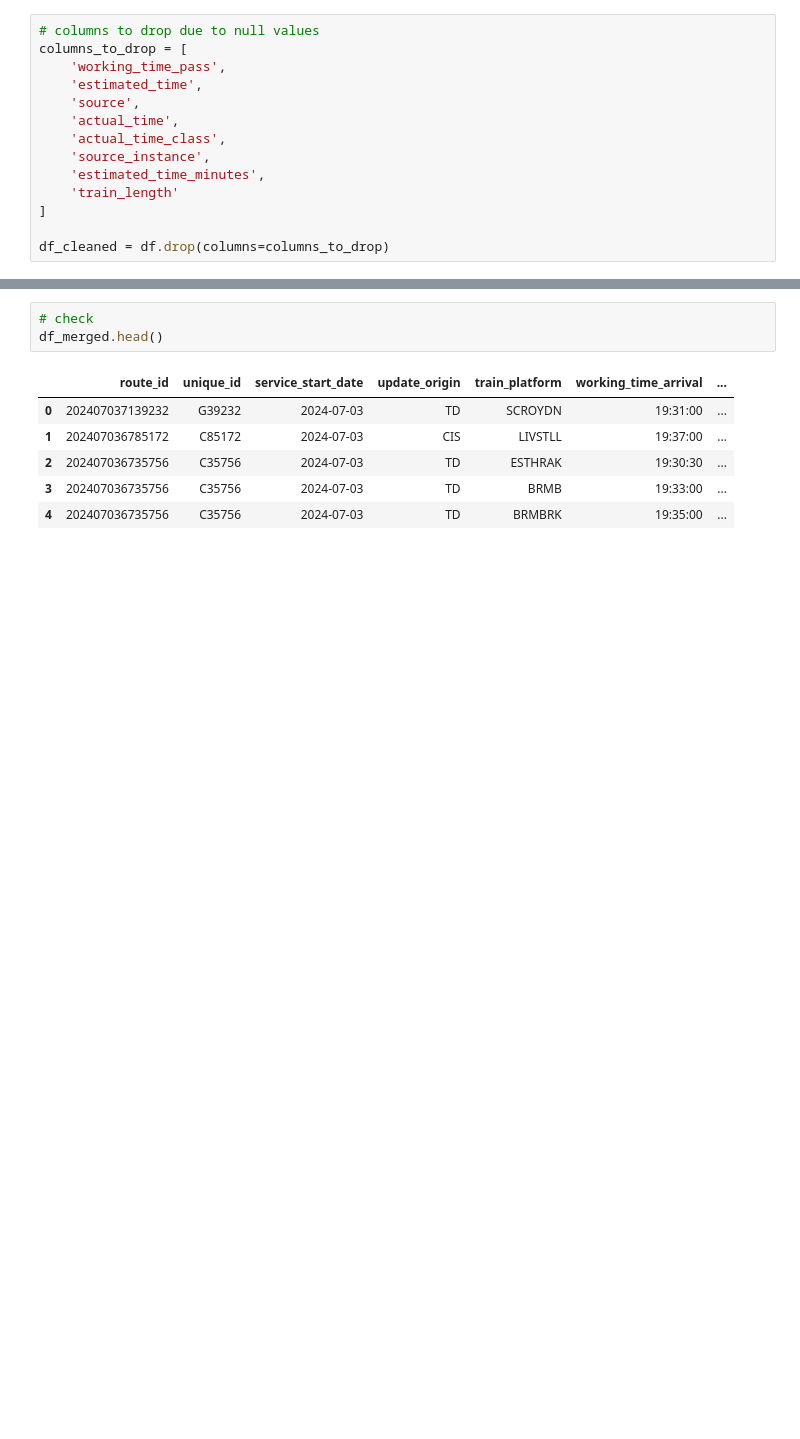
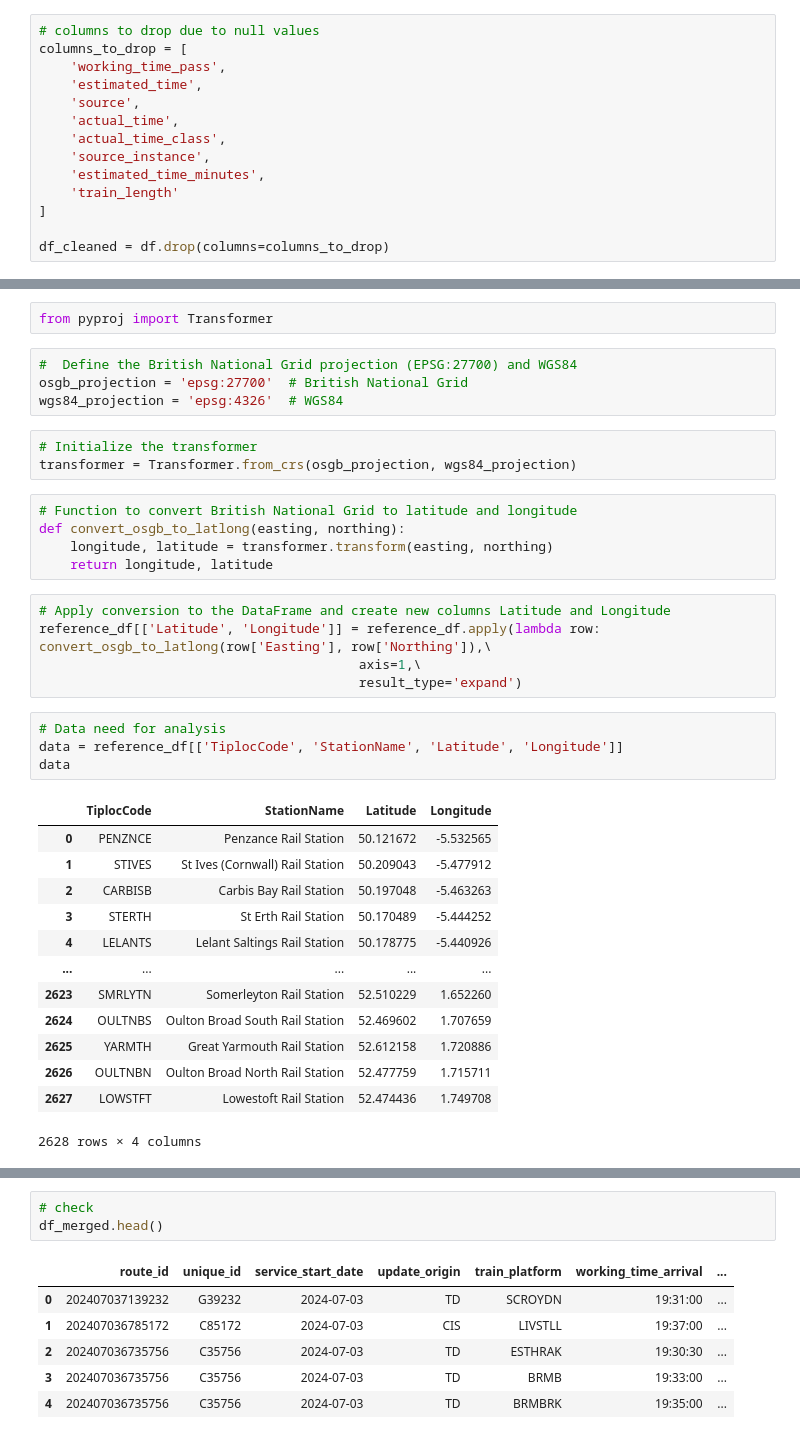
Before and after one commit to julessaldivar/-UK-Rail-Data-Pipeline-EDA, a Jupyter notebook: UK_RAil_EDA.ipynb, the cells around one changed output, grey strips where cells are left out. Drawn from its saved outputs; the diff is of its cells as text; blank space fills up the shorter version.

```diff
--- a/UK_RAil_EDA.ipynb
+++ b/UK_RAil_EDA.ipynb
@@ -126,0 +118,37 @@ Delayed column has same counts as is_delayed_departure.
+# %%
+from pyproj import Transformer
+# %%
+#  Define the British National Grid projection (EPSG:27700) and WGS84
+osgb_projection = 'epsg:27700'  # British National Grid
+wgs84_projection = 'epsg:4326'  # WGS84
+# %%
+# Initialize the transformer
+transformer = Transformer.from_crs(osgb_projection, wgs84_projection)
+# %%
+# Function to convert British National Grid to latitude and longitude
+def convert_osgb_to_latlong(easting, northing):
+    longitude, latitude = transformer.transform(easting, northing)
+    return longitude, latitude
+# %%
+# Apply conversion to the DataFrame and create new columns Latitude and Longitude
+reference_df[['Latitude', 'Longitude']] = reference_df.apply(lambda row: convert_osgb_to_latlong(row['Easting'], row['Northing']),\
+                                         axis=1,\
+                                         result_type='expand')
+# %%
+# Data need for analysis
+data = reference_df[['TiplocCode', 'StationName', 'Latitude', 'Longitude']]
+data
+# %% [output]
+|  | TiplocCode | StationName | Latitude | Longitude |
+| 0 | PENZNCE | Penzance Rail Station | 50.121672 | -5.532565 |
+| 1 | STIVES | St Ives (Cornwall) Rail Station | 50.209043 | -5.477912 |
+| 2 | CARBISB | Carbis Bay Rail Station | 50.197048 | -5.463263 |
+| 3 | STERTH | St Erth Rail Station | 50.170489 | -5.444252 |
+| 4 | LELANTS | Lelant Saltings Rail Station | 50.178775 | -5.440926 |
+| ... | ... | ... | ... | ... |
+| 2623 | SMRLYTN | Somerleyton Rail Station | 52.510229 | 1.652260 |
+| 2624 | OULTNBS | Oulton Broad South Rail Station | 52.469602 | 1.707659 |
+| 2625 | YARMTH | Great Yarmouth Rail Station | 52.612158 | 1.720886 |
+| 2626 | OULTNBN | Oulton Broad North Rail Station | 52.477759 | 1.715711 |
+| 2627 | LOWSTFT | Lowestoft Rail Station | 52.474436 | 1.749708 |
+2628 rows × 4 columns
```
Also changed, not shown: parts of 54 cells of this notebook.
